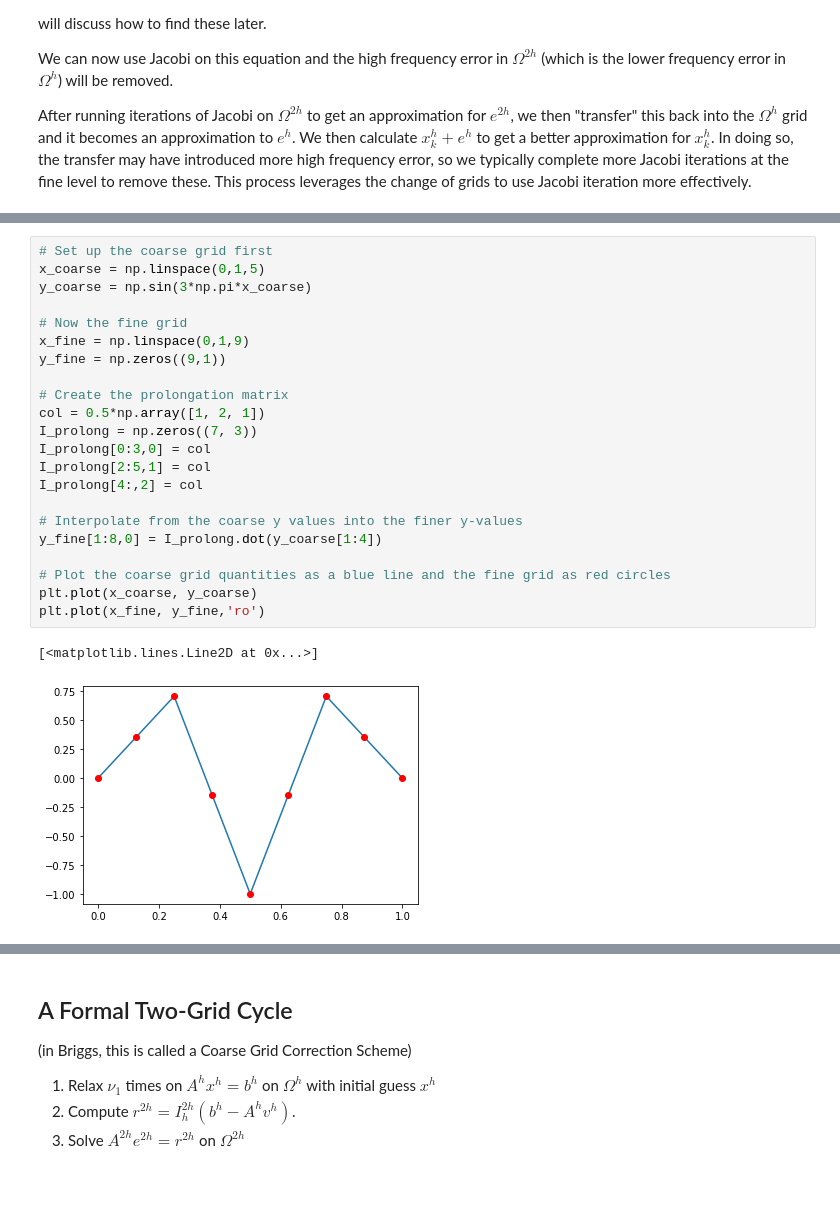
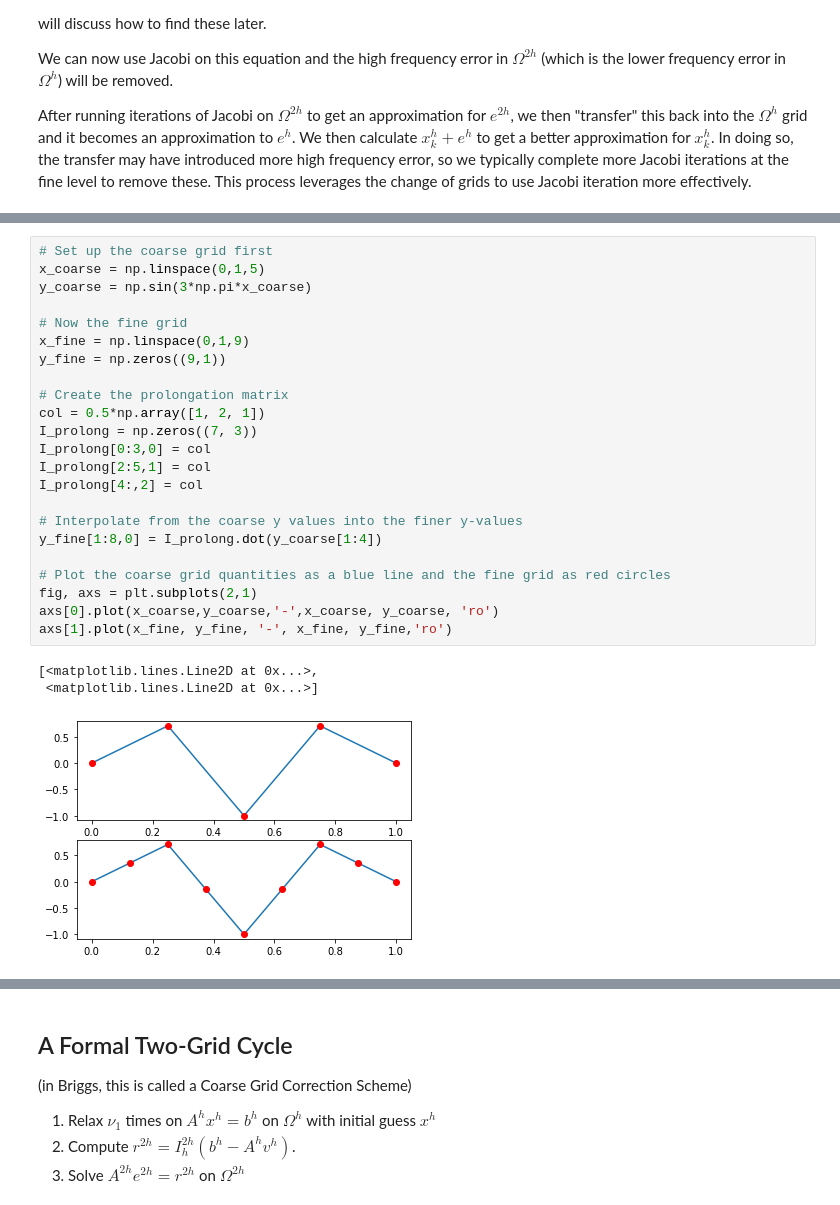
Before and after one commit to nsmoore57/M5344-IterativeMethods, a Jupyter notebook: MultigridPresentation/Multigrid Presentation.ipynb, the cells around one changed output, grey strips where cells are left out. Drawn from its saved outputs; the diff is of its cells as text.

```diff
--- a/MultigridPresentation/Multigrid Presentation.ipynb
+++ b/MultigridPresentation/Multigrid Presentation.ipynb
@@ -144,25 +143,27 @@ We can also depict this graphically.
 # %%
 # Set up the coarse grid first
 x_coarse = np.linspace(0,1,5)
 y_coarse = np.sin(3*np.pi*x_coarse)
 
 # Now the fine grid
 x_fine = np.linspace(0,1,9)
 y_fine = np.zeros((9,1))
 
 # Create the prolongation matrix
 col = 0.5*np.array([1, 2, 1])
 I_prolong = np.zeros((7, 3))
 I_prolong[0:3,0] = col
 I_prolong[2:5,1] = col
 I_prolong[4:,2] = col
 
 # Interpolate from the coarse y values into the finer y-values
 y_fine[1:8,0] = I_prolong.dot(y_coarse[1:4])
 
 # Plot the coarse grid quantities as a blue line and the fine grid as red circles
-plt.plot(x_coarse, y_coarse)
-plt.plot(x_fine, y_fine,'ro')
+fig, axs = plt.subplots(2,1)
+axs[0].plot(x_coarse,y_coarse,'-',x_coarse, y_coarse, 'ro')
+axs[1].plot(x_fine, y_fine, '-', x_fine, y_fine,'ro')
 # %% [output]
-[<matplotlib.lines.Line2D at 0x...>]
+[<matplotlib.lines.Line2D at 0x...>,
+ <matplotlib.lines.Line2D at 0x...>]
-[figure, old version]
+[figure, new version]
```
Also changed, not shown: parts of 7 cells of this notebook.
